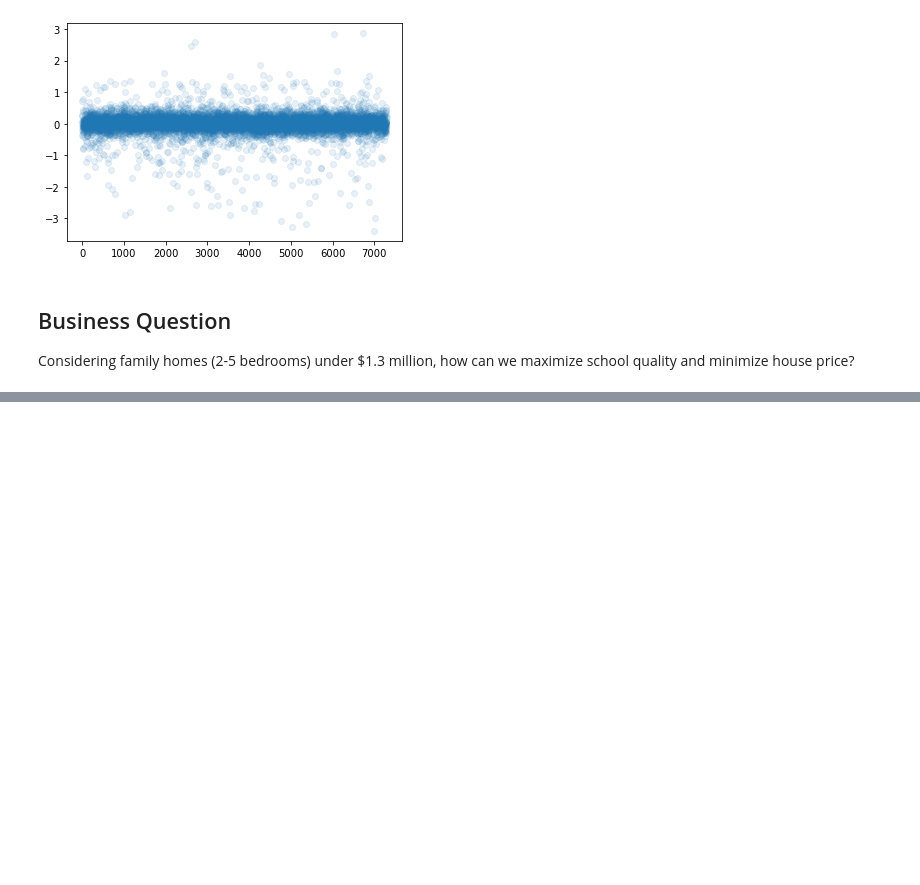
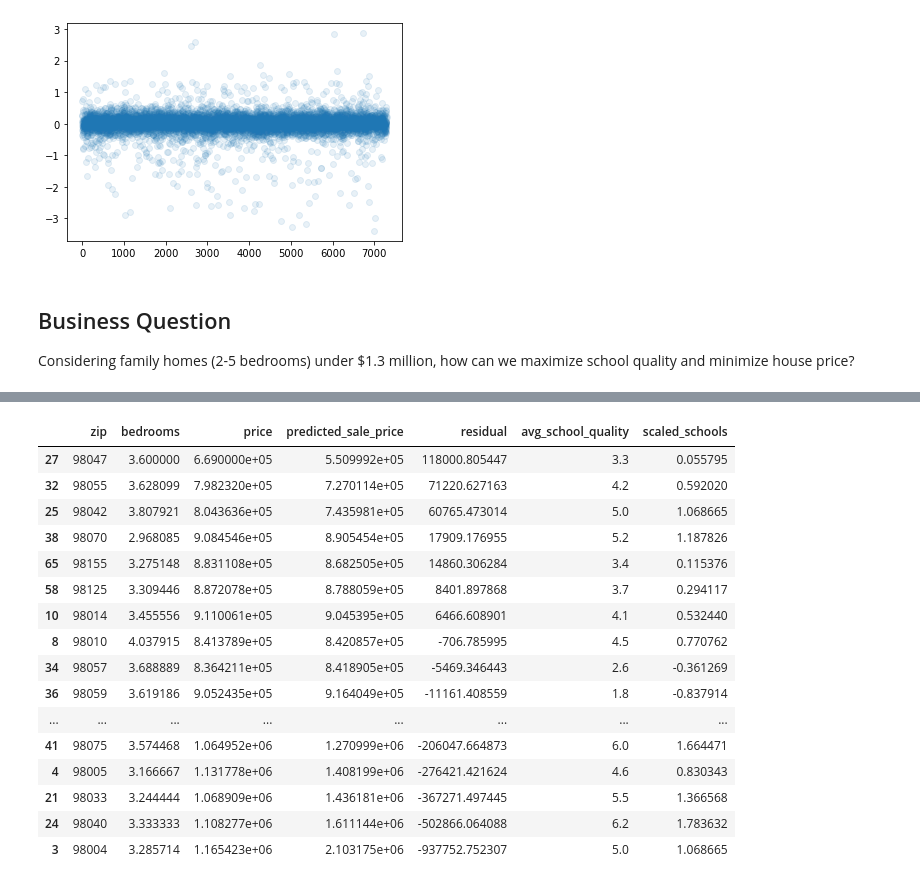
Before and after one commit to emgerber88/Kings-County-Real-Estate-analysis-NAEG, a Jupyter notebook: Nadya/More Clean.ipynb, the cells around one changed output, grey strips where cells are left out. Saved outputs shown, nothing was run; the diff lists cells and outputs as text; code cells hidden in the pictures; blank space fills up the shorter version.

```diff
--- a/Nadya/More Clean.ipynb
+++ b/Nadya/More Clean.ipynb
@@ -841,0 +982,21 @@ Considering family homes (2-5 bedrooms) under $1.3 million, how can we maximize
+# %%
+target_market_averages.loc[(target_market_averages['scaled_schools'] >= 0) |
+                          (target_market_averages['residual'] <= 0)]
+# %% [output]
+|  | zip | bedrooms | price | predicted_sale_price | residual | avg_school_quality | scaled_schools |
+| 27 | 98047 | 3.600000 | 6.690000e+05 | 5.509992e+05 | 118000.805447 | 3.3 | 0.055795 |
+| 32 | 98055 | 3.628099 | 7.982320e+05 | 7.270114e+05 | 71220.627163 | 4.2 | 0.592020 |
+| 25 | 98042 | 3.807921 | 8.043636e+05 | 7.435981e+05 | 60765.473014 | 5.0 | 1.068665 |
+| 38 | 98070 | 2.968085 | 9.084546e+05 | 8.905454e+05 | 17909.176955 | 5.2 | 1.187826 |
+| 65 | 98155 | 3.275148 | 8.831108e+05 | 8.682505e+05 | 14860.306284 | 3.4 | 0.115376 |
+| 58 | 98125 | 3.309446 | 8.872078e+05 | 8.788059e+05 | 8401.897868 | 3.7 | 0.294117 |
+| 10 | 98014 | 3.455556 | 9.110061e+05 | 9.045395e+05 | 6466.608901 | 4.1 | 0.532440 |
+| 8 | 98010 | 4.037915 | 8.413789e+05 | 8.420857e+05 | -706.785995 | 4.5 | 0.770762 |
+| 34 | 98057 | 3.688889 | 8.364211e+05 | 8.418905e+05 | -5469.346443 | 2.6 | -0.361269 |
+| 36 | 98059 | 3.619186 | 9.052435e+05 | 9.164049e+05 | -11161.408559 | 1.8 | -0.837914 |
+| ... | ... | ... | ... | ... | ... | ... | ... |
+| 41 | 98075 | 3.574468 | 1.064952e+06 | 1.270999e+06 | -206047.664873 | 6.0 | 1.664471 |
+| 4 | 98005 | 3.166667 | 1.131778e+06 | 1.408199e+06 | -276421.421624 | 4.6 | 0.830343 |
+| 21 | 98033 | 3.244444 | 1.068909e+06 | 1.436181e+06 | -367271.497445 | 5.5 | 1.366568 |
+| 24 | 98040 | 3.333333 | 1.108277e+06 | 1.611144e+06 | -502866.064088 | 6.2 | 1.783632 |
+| 3 | 98004 | 3.285714 | 1.165423e+06 | 2.103175e+06 | -937752.752307 | 5.0 | 1.068665 |
```
Also changed, not shown: parts of 26 cells of this notebook, 2 other files.
